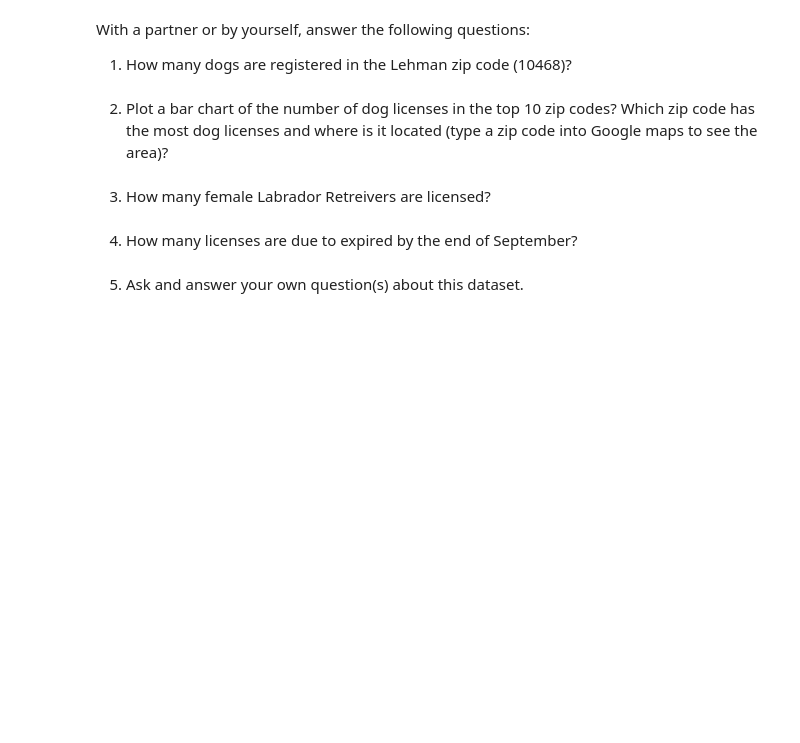
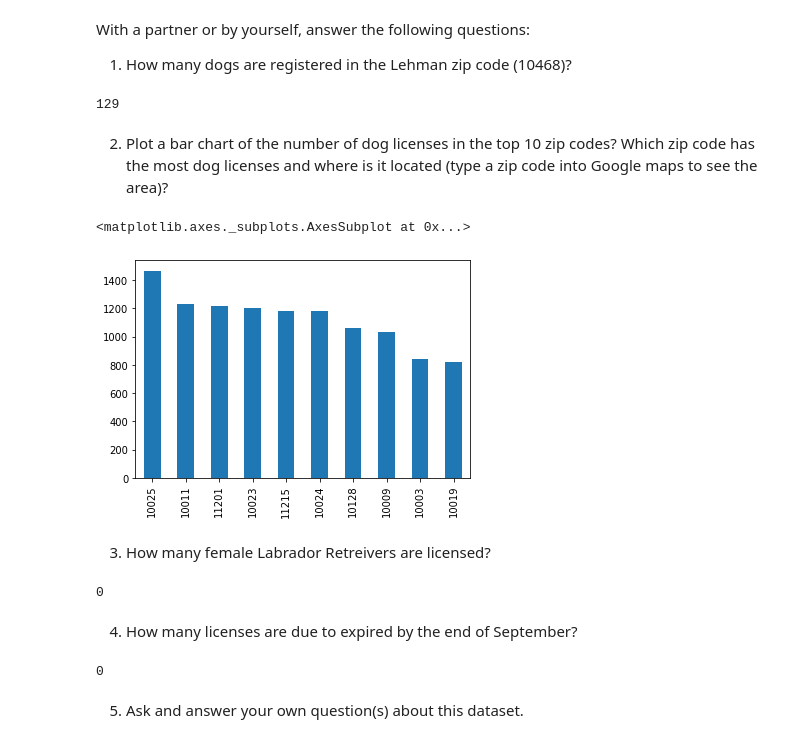
Before and after one commit to ed-biz23/data-sci-328, a Jupyter notebook: Lab 2 - Review of bar charts and filtering.ipynb, the cells around one changed output. Cells and saved outputs as stored; diff of their text form; code cells hidden in the pictures; blank space fills up the shorter version.

```diff
--- a/Lab 2 - Review of bar charts and filtering.ipynb
+++ b/Lab 2 - Review of bar charts and filtering.ipynb
@@ -124,12 +146,33 @@ len(dogs[bella_2020_filter])
 With a partner or by yourself, answer the following questions:
 
 1.  How many dogs are registered in the Lehman zip code (10468)?
+# %%
+lehman_zip_code_filter = dogs['ZipCode'] == 10468
+len(dogs[lehman_zip_code_filter])
+# %% [output]
+129
 # %% [markdown]
 2.  Plot a bar chart of the number of dog licenses in the top 10 zip codes?  Which zip code has the most dog licenses and where is it located (type a zip code into Google maps to see the area)?
+# %%
+zip_codes_count = dogs['ZipCode'].value_counts()
+zip_codes_count.head(10).plot.bar()
+# %% [output]
+<matplotlib.axes._subplots.AxesSubplot at 0x...>
+[figure, added]
 # %% [markdown]
 3.  How many female Labrador Retreivers are licensed?
+# %%
+female_labrador_retreivers_filter = (dogs['AnimalGender'] == 'F') & (dogs['BreedName'] == 'Labrador Retreivers')
+len(dogs[female_labrador_retreivers_filter])
+# %% [output]
+0
 # %% [markdown]
 4.  How many licenses are due to expired by the end of September?
+# %%
+licenses_due_expired_filter = (dogs['LicenseExpiredDate'].dt.month == 9) & (dogs['LicenseExpiredDate'].dt.day == 31)
+len(dogs[licenses_due_expired_filter])
+# %% [output]
+0
 # %% [markdown]
 5. Ask and answer your own question(s) about this dataset.
 # %% [markdown]
```
Also changed, not shown: parts of 6 cells of this notebook.
